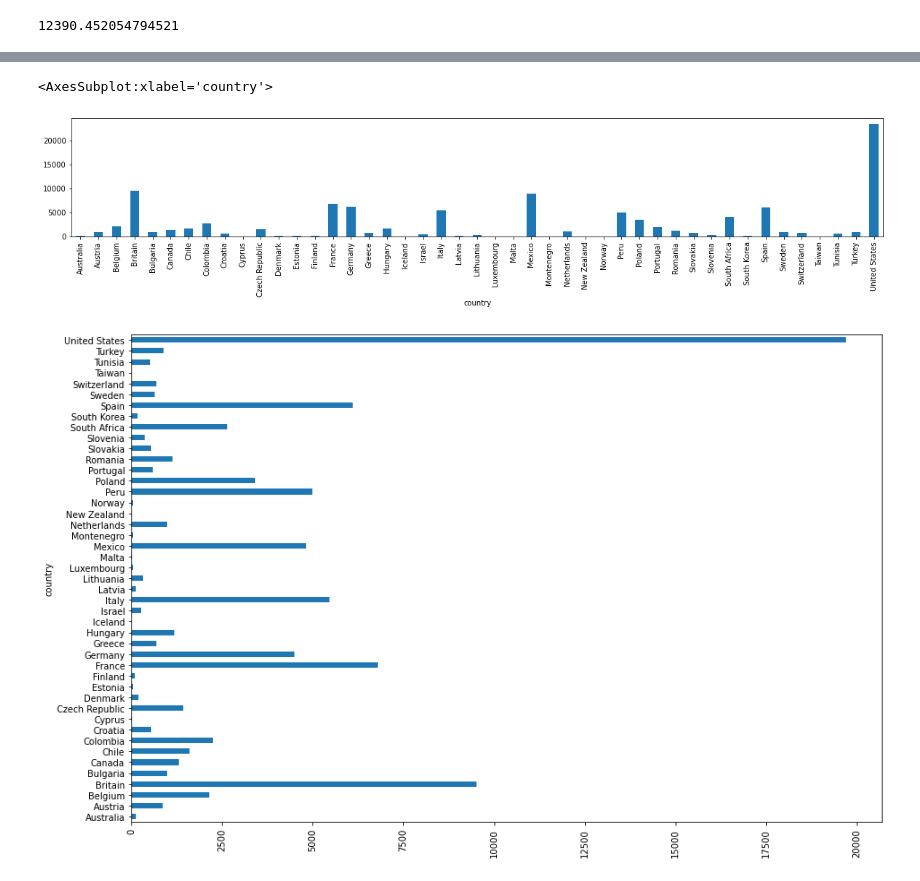
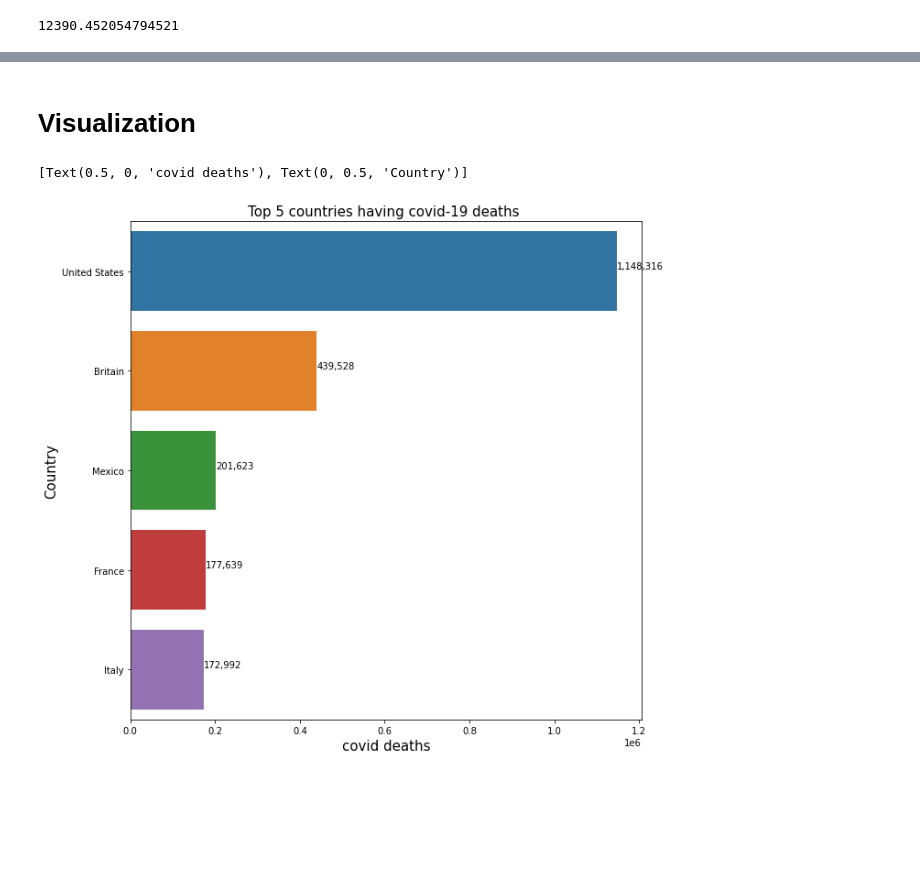
Before and after one commit to emaanhajji/COVID-19-Deaths-, a Jupyter notebook: COVID-19 Deaths.ipynb, the cells around one changed output, grey strips where cells are left out. Drawn from its saved outputs; the diff is of its cells as text; code cells hidden in the pictures; blank space fills up the shorter version.

```diff
--- a/COVID-19 Deaths.ipynb
+++ b/COVID-19 Deaths.ipynb
@@ -360,0 +438,4 @@ df[df.year==2020].non_covid_deaths.sum()
+# %%
+top_total_deaths = df.groupby(by = 'country')['covid_deaths'].sum().sort_values(ascending = False).head(5).reset_index()
+top_total_deaths
+#find top total deaths for 2020-2021
@@ -361,16 +460,15 @@ df[df.year==2020].non_covid_deaths.sum()
+# %% [markdown]
+# Visualization
 # %%
-df.groupby('country').covid_deaths.max().plot(kind='bar', figsize=(20,3))
-#What are the countries where covid-19 deaths were highest in 2020-2021
-#another solution
+plt.figure(figsize= (10,10))
+
+plt.xlabel("Total covid deaths ",fontsize = 15)
+plt.ylabel('Country',fontsize = 15)
+plt.title("Top 5 countries having covid-19 deaths " , fontsize = 15)
+ax = sns.barplot(x = top_total_deaths.covid_deaths, y = top_total_deaths.country)
+for i, (value, name) in enumerate(zip(top_total_deaths.covid_deaths, top_total_deaths.country)):
+    ax.text(value, i-.05, f'{value:,.0f}',  size=10, ha='left',  va='center')
+ax.set(xlabel='covid deaths', ylabel='Country')
 # %% [output]
-<AxesSubplot:xlabel='country'>
+[Text(0.5, 0, 'covid deaths'), Text(0, 0.5, 'Country')]
-[figure, old version]
+[figure, new version]
-# %%
-#df[df.year==2020].covid_deaths.country.value_counts().plot(kind='barh');
-plt.figure(figsize=(15,10))
-df[df.year==2020].groupby('country').covid_deaths.max().plot(kind='barh');
-plt.xticks(rotation=90)
-plt.show()
-# #What are the countries where covid-19 deaths were highest in 2020
-# %% [output]
-[figure, removed]
```
Also changed, not shown: parts of 55 cells of this notebook.
